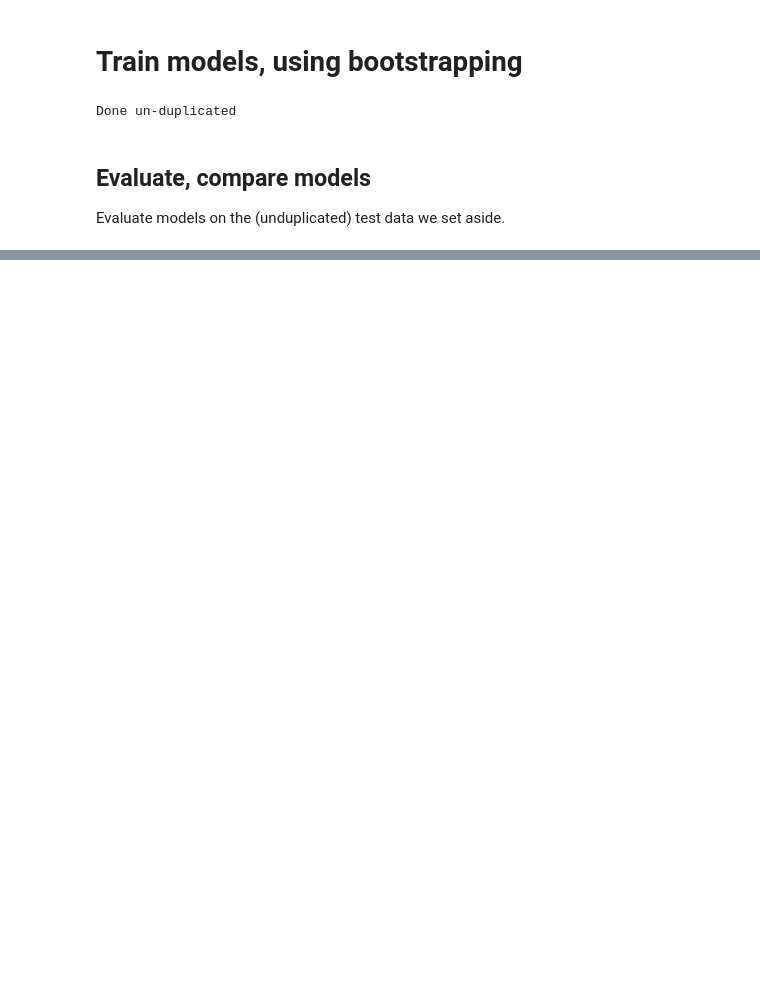
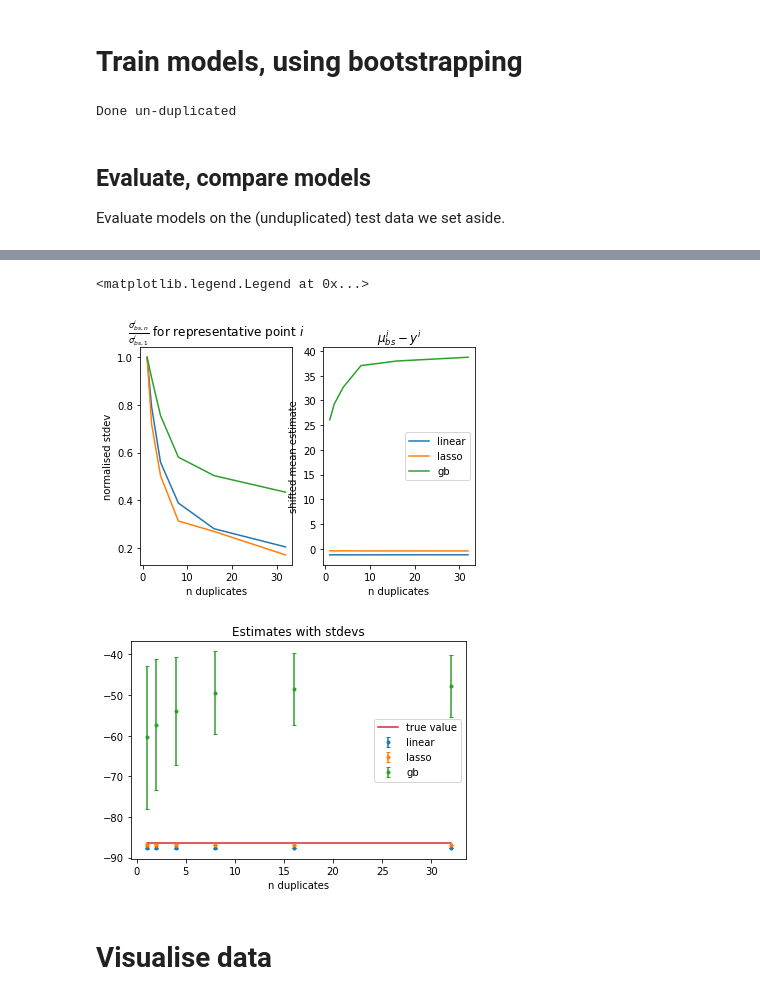
Before and after one commit to gradientinstitute/return2edu-paper, a Jupyter notebook: duplication/duplicate.ipynb, the cells around one changed output, grey strips where cells are left out. Cells and saved outputs as stored; diff of their text form; code cells hidden in the pictures; blank space fills up the shorter version.

Commit message:
First tests of scaling with n_duplicates

```diff
--- a/duplication/duplicate.ipynb
+++ b/duplication/duplicate.ipynb
@@ -61,8 +43,9 @@ data['y'] = y
 n_duplicates = 4
 n_splits = 5
 base_groups = np.arange(y.size)
-X_train, X_test, y_train, y_test = train_test_split(X, y)
-X_dup, y_dup, weights_dup, groups_dup = dp.simple_duplicate(X_train, y_train, n_duplicates)
+# X_train, X_test, y_train, y_test = train_test_split(X, y,shuffle=True)
+X_train, X_test, y_train, y_test = train_test_split(X, y,test_size=0.99, shuffle=True)
+X_dup, y_dup, weights_dup, groups_dup = dp.simple_duplicate(X_train, y_train, n_duplicates, shuffle=True)
 
 scoring = {
     "MSE": make_scorer(metrics.mean_squared_error),
@@ -110,6 +93,7 @@ def param_extractor(estimator):
     return estimator.get_params()
 
 sample_weight= weights_dup
+
 
 
 results = bs.bootstrap(
@@ -122,7 +106,8 @@ results = bs.bootstrap(
     return_estimator=True,
     groups=False,
     n_jobs=-1,
-    sample_weight=sample_weight
+#     random_state=
+#     sample_weight=sample_weight
 )
 print("Done un-duplicated")
 
@@ -325,0 +313,10 @@ corr_mat
+# %%
+from sklearn.base import clone
+
+grad_boost = GridSearchCV(
+    # LinearRegression(),
+    GradientBoostingRegressor(random_state=0),
+    # reed.StatsmodelsOLS(),
+    param_grid={},
+    cv=GroupKFold(n_splits=n_splits)
+)
@@ -325,0 +409,47 @@ corr_mat
+# %%
+stdevs = point_data.std()
+means = point_data.mean()
+# print(stdevs)
+fig, ax = plt.subplots(1,2)
+fig2, ax2 = plt.subplots(1,1)
+
+true_point_value = means["point_y"]
+
+for model_name in model_types.keys():#["LinearRegression()"]:
+#     print(f"dup_point_y_hat_{model_name}_1")
+    stdev_1 = stdevs[f"dup_point_y_hat_{model_name}_1"] # stdev of model trained with no duplicates
+    stdevs_dups = stdevs.filter(regex=f"dup.*{model_name}.*") # stdevs of models trained with duplicates
+
+    # normalise by stdev at n=1
+    normalised_stdevs_mt = stdevs_dups / stdev_1
+
+#     print(stdevs_dups)
+    ax[0].plot(n_duplicates, normalised_stdevs_mt, label=model_name)
+
+    means_dups = means.filter(regex=f"dup.*{model_name}.*")
+    normalised_means_dups = means_dups - true_point_value
+    ax[1].plot(n_duplicates, normalised_means_dups, label=model_name)
+
+    ax2.errorbar(n_duplicates, means_dups, yerr=stdevs_dups, fmt='.', capsize=2, label=model_name)
+
+# ax[0].legend()
+ax[0].set_xlabel("n duplicates")
+ax[0].set_ylabel("normalised stdev")
+ax[0].set_title("$\\frac{{\sigma_{{bs,n}}^i}}{{\sigma_{{bs,1}}^i}}$ for representative point $i$")
+ax[1].legend()
+ax[1].set_xlabel("n duplicates")
+ax[1].set_ylabel("shifted mean estimate")
+ax[1].set_title("$\\mu_{{bs}}^i - y^i$")
+
+
+# plot reference value
+ax2.plot(n_duplicates, true_point_value*np.ones(len(n_duplicates)), label="true value")
+# ax2.set_yscale("log")
+ax2.set_title("Estimates with stdevs")
+ax2.set_xlabel("n duplicates")
+ax2.legend()
+# ax[1].set_yscale("log")
+# %% [output]
+<matplotlib.legend.Legend at 0x...>
+[figure, added]
+[figure, added]
@@ -325,0 +458,2 @@ corr_mat
+# %% [markdown]
+# Visualise data
```
Also changed, not shown: parts of 29 cells of this notebook.
